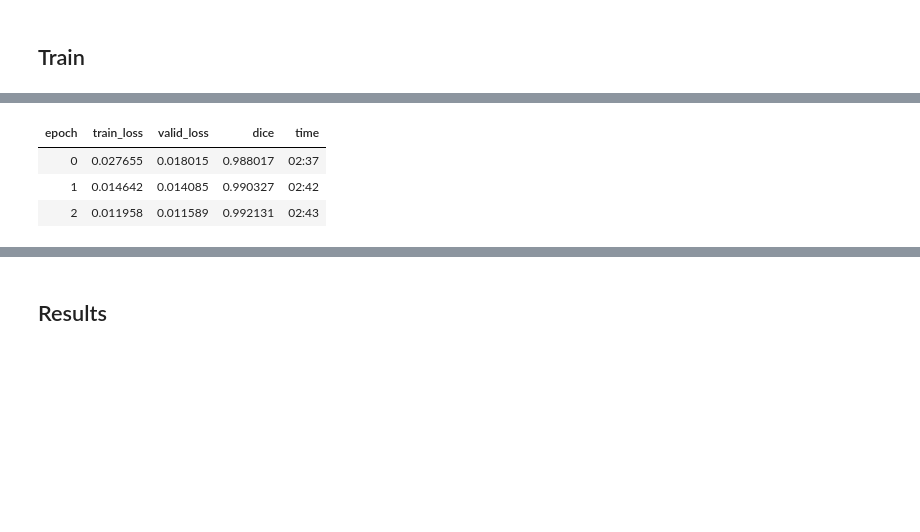
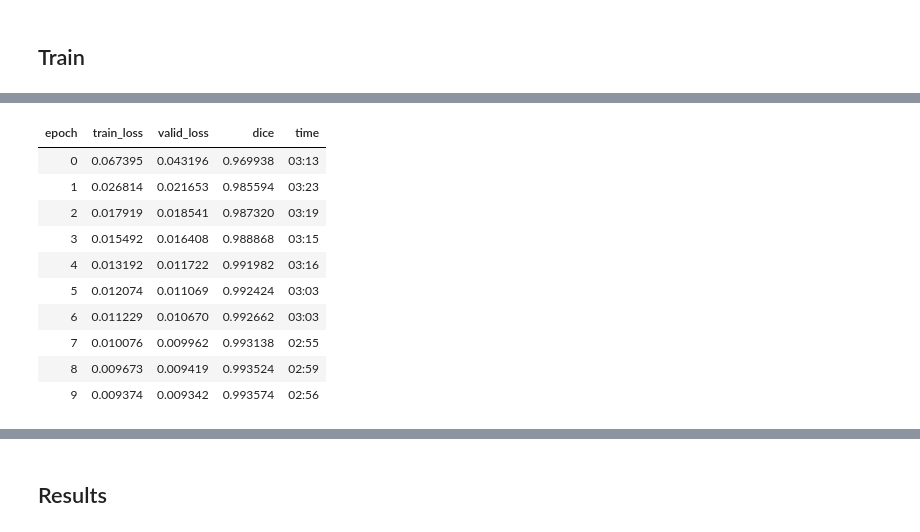
Before and after one commit to danielnbarbosa/computer_vision, a Jupyter notebook: unet.ipynb, the cells around one changed output, grey strips where cells are left out. Cells and saved outputs as stored; diff of their text form; code cells hidden in the pictures; blank space fills up the shorter version.

```diff
--- a/unet.ipynb
+++ b/unet.ipynb
@@ -112,12 +112,15 @@ class SegLabelListCustom(SegmentationLabelList):
     def open(self, fn):
         return open_mask(fn, div=True)
 
-class SegItemListCustom(ImageList):
+class SegItemListCustom(SegmentationItemList):
     _label_cls = SegLabelListCustom
+# %%
+fake_label = path/'train_masks/00087a6bd4dc_01_mask.gif'
 # %%
-src = (SegItemListCustom.from_folder(path/train_dir)
+src = (SegItemListCustom.from_folder(path/'train')
         .split_by_rand_pct(valid_pct=0.30)
-        .label_from_func(get_y_fn, classes=['no', 'yes']))
+        .label_from_func(get_y_fn, classes=['no', 'yes'])
+        .add_test_folder('../test', label=fake_label))
 # %%
 data = (src.transform(tfms, size=size, tfm_y=True)
         .databunch(bs=bs, num_workers=num_workers)
@@ -181,12 +199,19 @@ LR Finder is complete, type {learner_name}.recorder.plot() to see the graph.
 # %%
-lr = 7e-4
+lr = 2e-4
 # %%
-learn.fit_one_cycle(3, slice(lr))
+learn.fit_one_cycle(10, slice(lr))
 # %% [output]
 | epoch | train_loss | valid_loss | dice | time |
-| 0 | 0.027655 | 0.018015 | 0.988017 | 02:37 |
-| 1 | 0.014642 | 0.014085 | 0.990327 | 02:42 |
-| 2 | 0.011958 | 0.011589 | 0.992131 | 02:43 |
+| 0 | 0.067395 | 0.043196 | 0.969938 | 03:13 |
+| 1 | 0.026814 | 0.021653 | 0.985594 | 03:23 |
+| 2 | 0.017919 | 0.018541 | 0.987320 | 03:19 |
+| 3 | 0.015492 | 0.016408 | 0.988868 | 03:15 |
+| 4 | 0.013192 | 0.011722 | 0.991982 | 03:16 |
+| 5 | 0.012074 | 0.011069 | 0.992424 | 03:03 |
+| 6 | 0.011229 | 0.010670 | 0.992662 | 03:03 |
+| 7 | 0.010076 | 0.009962 | 0.993138 | 02:55 |
+| 8 | 0.009673 | 0.009419 | 0.993524 | 02:59 |
+| 9 | 0.009374 | 0.009342 | 0.993574 | 02:56 |
 # %%
 learn.save('stage-1')
 # %%
```
Also changed, not shown: parts of 28 cells of this notebook.
